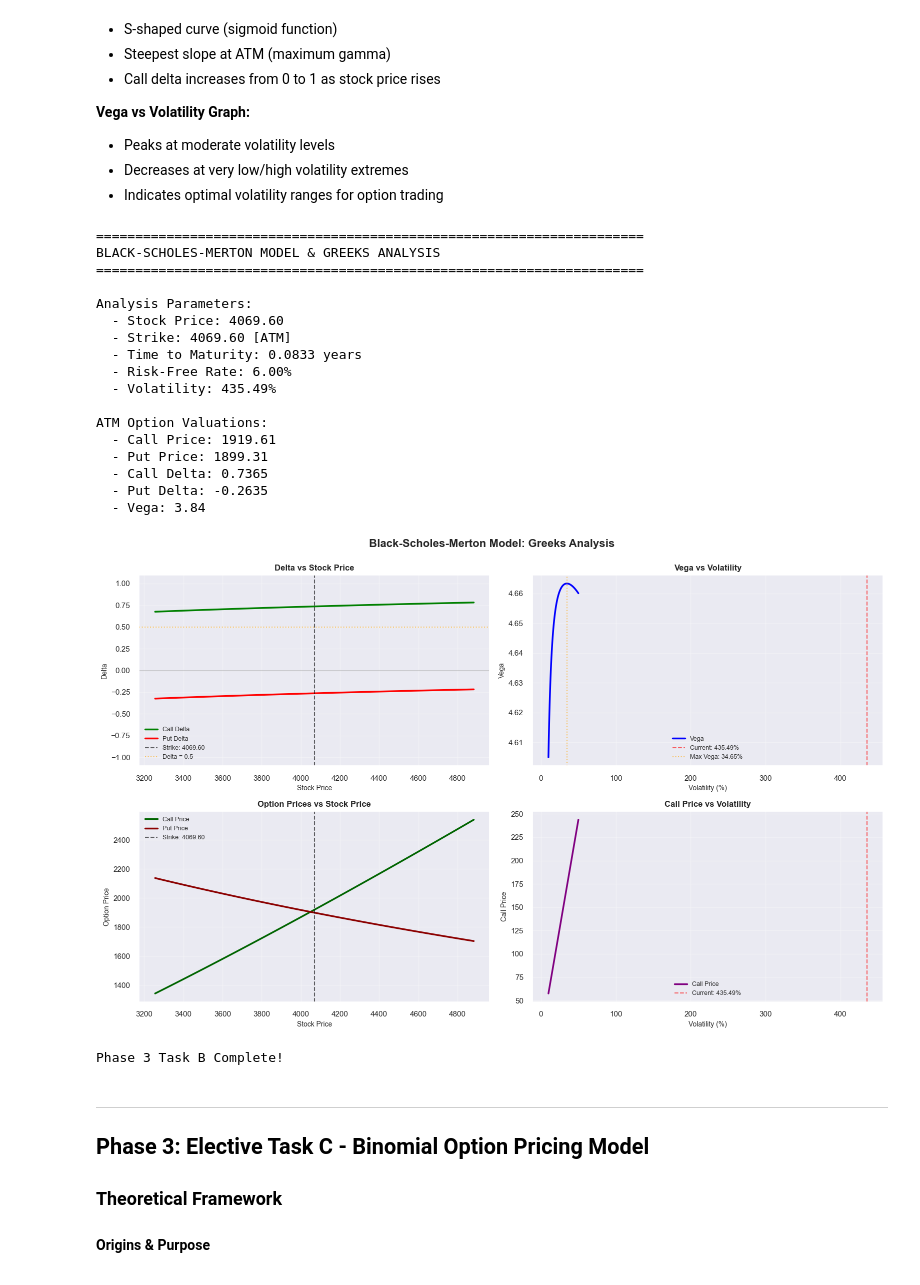
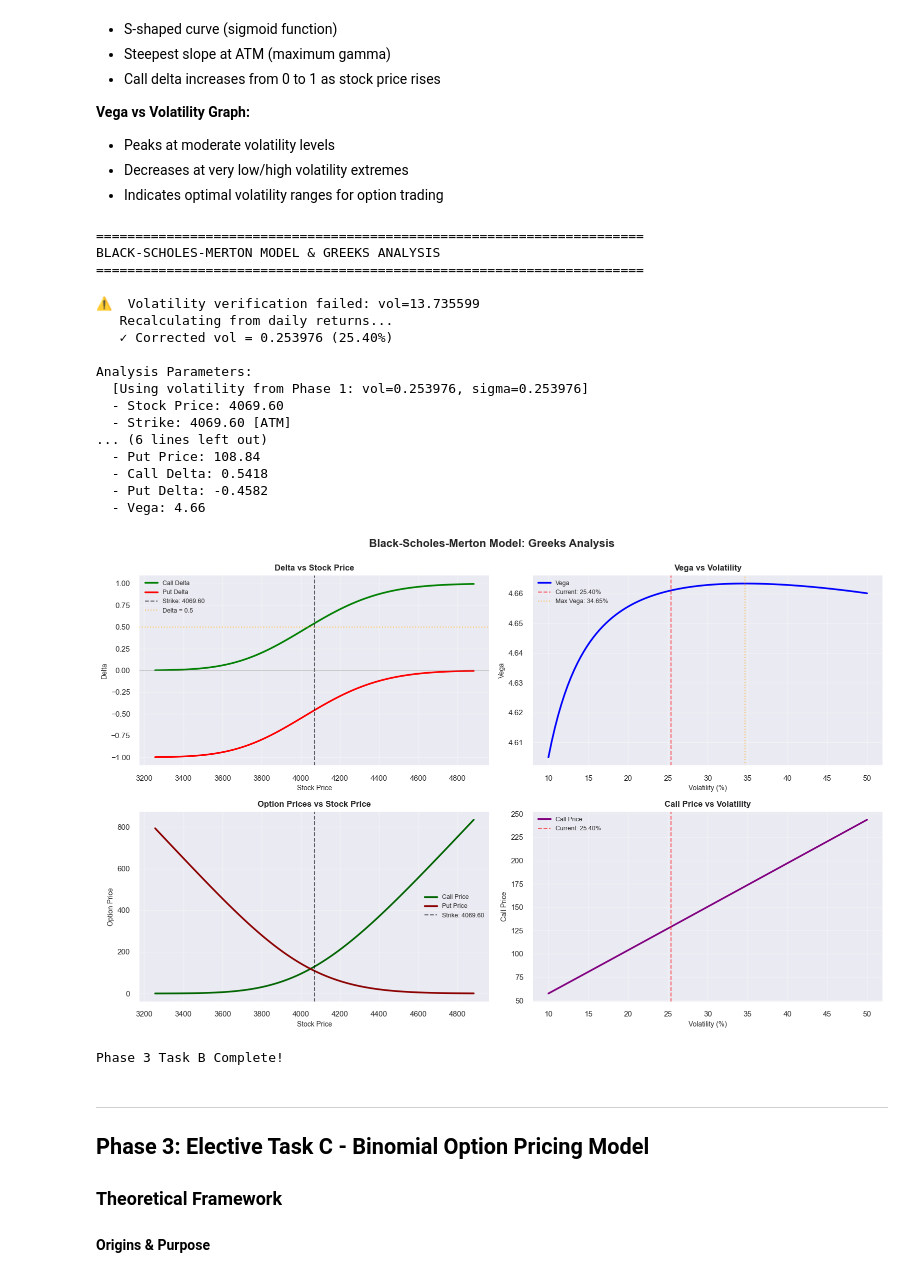
Before and after one commit to AmRitJain0442/DRM-GA, a Jupyter notebook: DRM_Project.ipynb, the cells around one changed output. Saved outputs shown, nothing was run; the diff lists cells and outputs as text; code cells hidden in the pictures.

```diff
--- a/DRM_Project.ipynb
+++ b/DRM_Project.ipynb
@@ -1034,8 +1079,24 @@ if 'real_call_price' in locals() and real_call_price and real_put_price:
             sigma = sigma - diff / vega  # Newton-Raphson update
         return sigma
 
+    # Estimate implied vol from put price (Newton-Raphson for put)
+    def implied_vol_put(S, K, T, r, market_price, max_iter=100, tol=0.0001):
+        sigma = 0.3  # Initial guess
+        for i in range(max_iter):
+            price = bsm_price(S, K, T, r, sigma, 'put')
+            diff = price - market_price
+            if abs(diff) < tol:
+                return sigma
+            # Vega (derivative of price w.r.t. sigma) - same for call and put
+            d1 = (np.log(S / K) + (r + 0.5 * sigma ** 2) * T) / (sigma * np.sqrt(T))
+            vega = S * si.norm.pdf(d1) * np.sqrt(T)
+            if vega < 1e-10:
+                break
+            sigma = sigma - diff / vega  # Newton-Raphson update
+        return sigma
+
     iv_call = implied_vol_call(S_current, K_real, T_real, r, real_call_price)
-    iv_put = implied_vol_call(S_current, K_real, T_real, r, real_put_price)  # Approximate for put
+    iv_put = implied_vol_put(S_current, K_real, T_real, r, real_put_price)  # FIXED: Use put-specific function
 
     print(f"  Implied Volatility (from Call): {iv_call:.4f} ({iv_call*100:.2f}%)")
     print(f"  Implied Volatility (from Put): {iv_put:.4f} ({iv_put*100:.2f}%)")
@@ -1362,13 +1423,35 @@ print(f"{'=' * 70}")
 print(f"BLACK-SCHOLES-MERTON MODEL & GREEKS ANALYSIS")
 print(f"{'=' * 70}")
 
+# VOLATILITY SAFETY CHECK
+# Convert vol to scalar if it's a Series or has .values attribute
+try:
+    if hasattr(vol, 'iloc'):
+        vol = float(vol.iloc[0])
+    elif hasattr(vol, 'values'):
+        vol = float(vol.values[0])
+    elif hasattr(vol, '__len__') and not isinstance(vol, str):
+        vol = float(vol[0])
+    else:
+        vol = float(vol)
+except:
+    vol = float(vol)
+
+if vol > 1.0 or vol < 0.05:
+    print(f"\n⚠️  Volatility verification failed: vol={vol:.6f}")
+    print(f"   Recalculating from daily returns...")
+    daily_vol = float(data['Close'].pct_change().dropna().std())
+    vol = float(daily_vol * np.sqrt(252))
+    print(f"   ✓ Corrected vol = {vol:.6f} ({vol*100:.2f}%)")
+
 S = float(data['Close'].iloc[-1])
 K = S
 T = 1/12
 r = 0.06
-sigma =vol
+sigma = float(vol)  # Use volatility from Phase 1
 
 print(f"\nAnalysis Parameters:")
+print(f"  [Using volatility from Phase 1: vol={vol:.6f}, sigma={sigma:.6f}]")
 print(f"  - Stock Price: {S:.2f}")
 print(f"  - Strike: {K:.2f} [ATM]")
 print(f"  - Time to Maturity: {T:.4f} years")
@@ -1459,45 +1542,46 @@ ax3.plot(S_range, puts, label='Put Price', color='darkred', linewidth=2.5)
 ax3.axvline(x=K, color='black', linestyle='--', alpha=0.6, label=f'Strike: {K:.2f}')
 ax3.set_title('Option Prices vs Stock Price', fontsize=12, fontweight='bold')
 ax3.set_xlabel('Stock Price', fontsize=10)
 ax3.set_ylabel('Option Price', fontsize=10)
 ax3.legend(loc='best', fontsize=9)
 ax3.grid(True, alpha=0.3)
 
 ax4 = axes[1, 1]
 ax4.plot(vol_range * 100, calls_vol, label='Call Price', color='purple', linewidth=2.5)
 ax4.axvline(x=sigma * 100, color='red', linestyle='--', alpha=0.6,
             label=f'Current: {sigma:.2%}')
 ax4.set_title('Call Price vs Volatility', fontsize=12, fontweight='bold')
 ax4.set_xlabel('Volatility (%)', fontsize=10)
 ax4.set_ylabel('Call Price', fontsize=10)
 ax4.legend(loc='best', fontsize=9)
 ax4.grid(True, alpha=0.3)
 
 plt.suptitle('Black-Scholes-Merton Model: Greeks Analysis',
              fontsize=16, fontweight='bold', y=0.995)
+plt.savefig(os.path.join(output_dir, '3_BSM_Greeks_Analysis.png'), dpi=300, bbox_inches='tight')
 plt.tight_layout()
+
 plt.show()
-
 print(f"\nPhase 3 Task B Complete!")
 # %% [output]
 ======================================================================
 BLACK-SCHOLES-MERTON MODEL & GREEKS ANALYSIS
 ======================================================================
 
+⚠️  Volatility verification failed: vol=13.735599
+   Recalculating from daily returns...
+   ✓ Corrected vol = 0.253976 (25.40%)
+
 Analysis Parameters:
+  [Using volatility from Phase 1: vol=0.253976, sigma=0.253976]
   - Stock Price: 4069.60
   - Strike: 4069.60 [ATM]
-  - Time to Maturity: 0.0833 years
-  - Risk-Free Rate: 6.00%
-  - Volatility: 435.49%
-
-ATM Option Valuations:
-  - Call Price: 1919.61
-  - Put Price: 1899.31
-  - Call Delta: 0.7365
-  - Put Delta: -0.2635
-  - Vega: 3.84
+... (6 lines left out)
+  - Put Price: 108.84
+  - Call Delta: 0.5418
+  - Put Delta: -0.4582
+  - Vega: 4.66
-[figure, old version]
+[figure, new version]
 Phase 3 Task B Complete!
 # %% [markdown]
 ---
```
Also changed, not shown: parts of 7 cells of this notebook, 25 other files.
